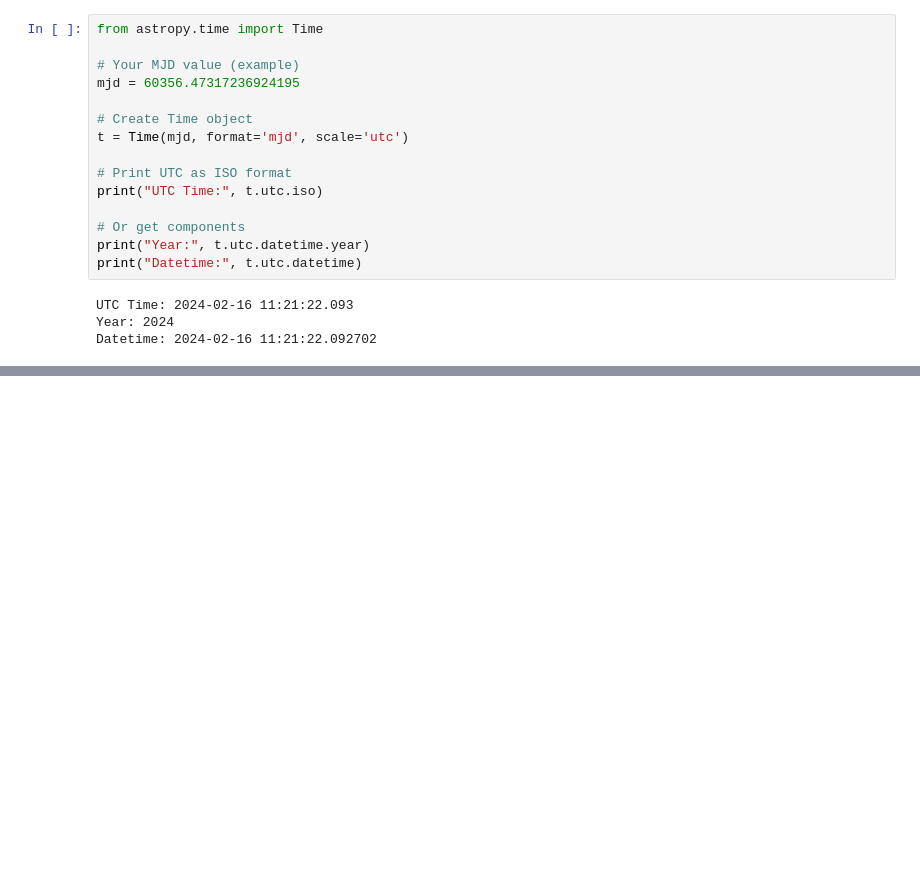
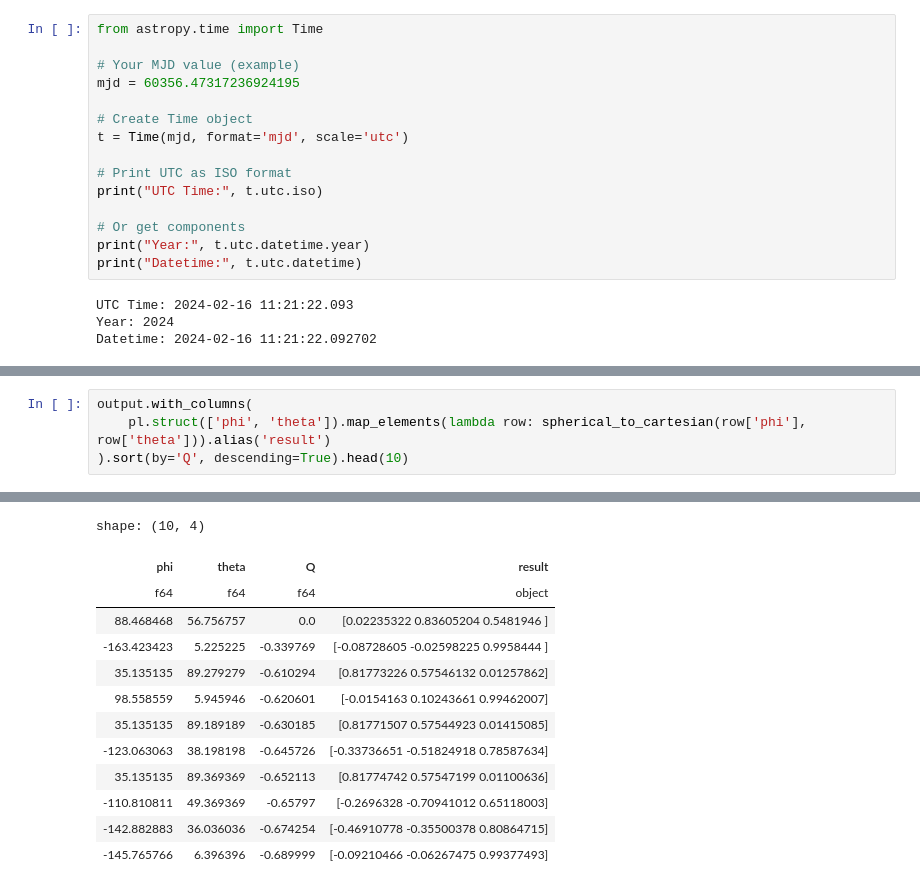
Before and after one commit to jdgsmallwood/extraterrena, a Jupyter notebook: notebooks/gps/meerkat_array_real_data.ipynb, the cells around one changed output, grey strips where cells are left out. Cells and saved outputs as stored; diff of their text form; blank space fills up the shorter version.

```diff
--- a/notebooks/gps/meerkat_array_real_data.ipynb
+++ b/notebooks/gps/meerkat_array_real_data.ipynb
@@ -230,0 +405,5 @@ np.float64(44.369909028490135)
+# %%
+output.with_columns(
+    pl.struct(['phi', 'theta']).map_elements(lambda row: spherical_to_cartesian(row['phi'], row['theta'])).alias('result')
+).sort(by='Q', descending=True).head(10)
+# %% [output]
@@ -230,0 +411,13 @@ np.float64(44.369909028490135)
+shape: (10, 4)
+| phi | theta | Q | result |
+| f64 | f64 | f64 | object |
+| 88.468468 | 56.756757 | 0.0 | [0.02235322 0.83605204 0.5481946 ] |
+| -163.423423 | 5.225225 | -0.339769 | [-0.08728605 -0.02598225 0.9958444 ] |
+| 35.135135 | 89.279279 | -0.610294 | [0.81773226 0.57546132 0.01257862] |
+| 98.558559 | 5.945946 | -0.620601 | [-0.0154163 0.10243661 0.99462007] |
+| 35.135135 | 89.189189 | -0.630185 | [0.81771507 0.57544923 0.01415085] |
+| -123.063063 | 38.198198 | -0.645726 | [-0.33736651 -0.51824918 0.78587634] |
+| 35.135135 | 89.369369 | -0.652113 | [0.81774742 0.57547199 0.01100636] |
+| -110.810811 | 49.369369 | -0.65797 | [-0.2696328 -0.70941012 0.65118003] |
+| -142.882883 | 36.036036 | -0.674254 | [-0.46910778 -0.35500378 0.80864715] |
+| -145.765766 | 6.396396 | -0.689999 | [-0.09210466 -0.06267475 0.99377493] |
```
Also changed, not shown: parts of 25 cells of this notebook, 4 other files.
